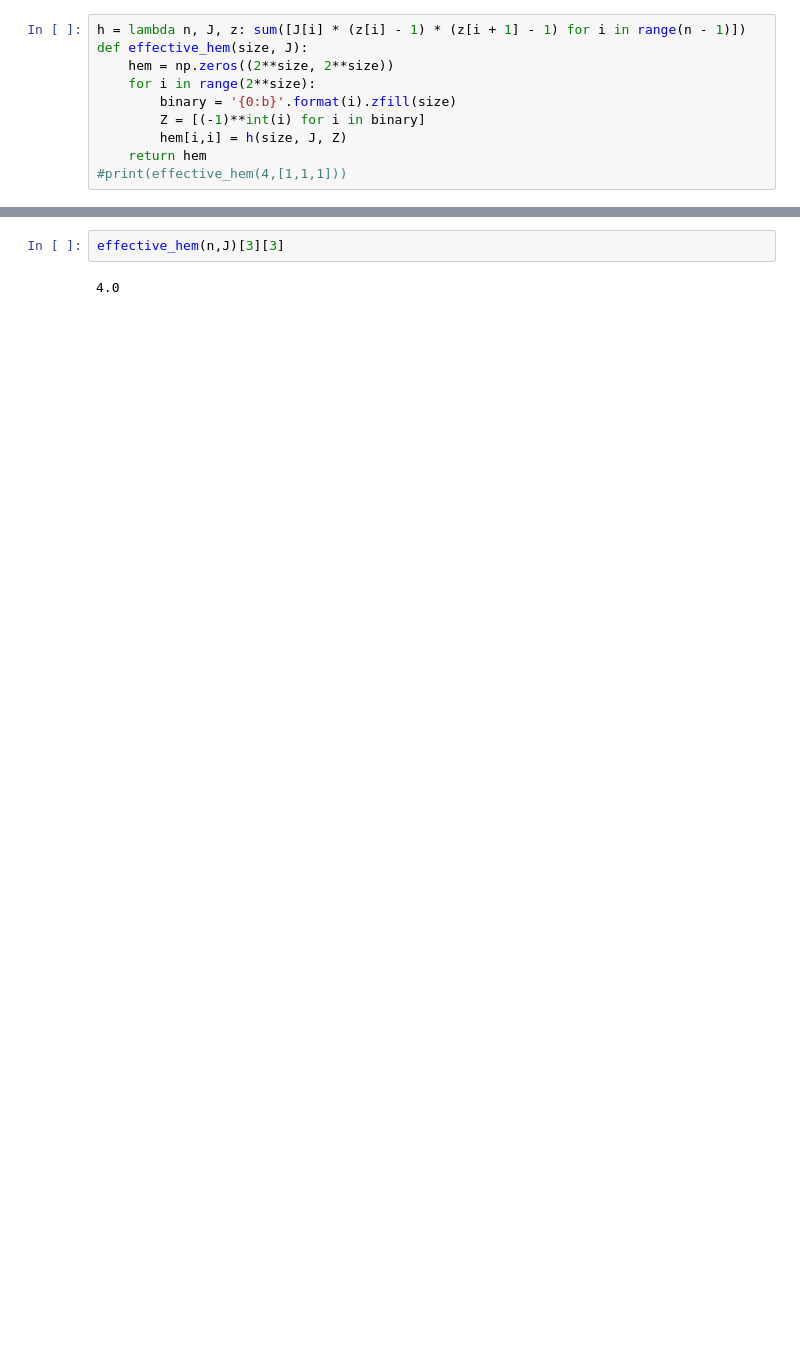
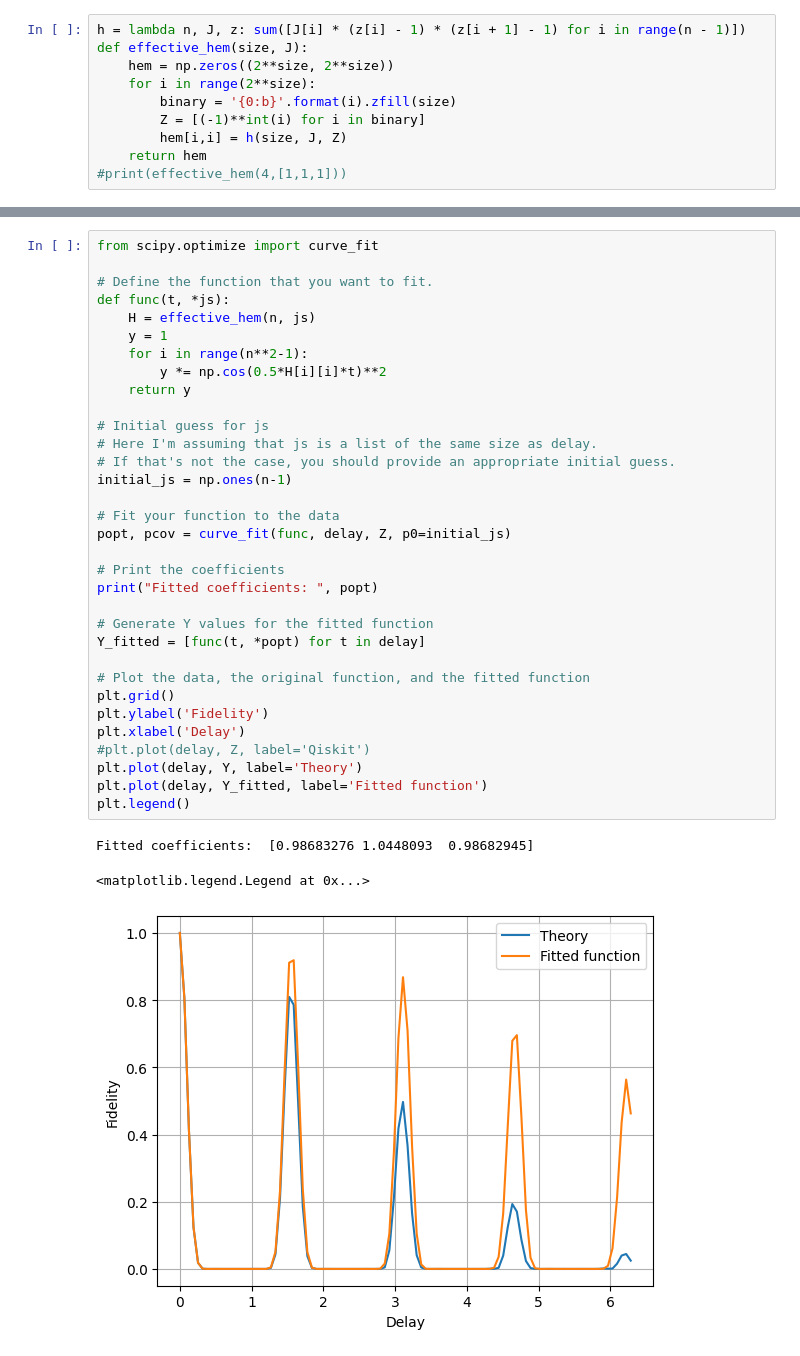
Before and after one commit to Davidkatom/Crosstalk, a Jupyter notebook: OscilationsManyQubits.ipynb, the cells around one changed output, grey strips where cells are left out. Drawn from its saved outputs; the diff is of its cells as text; blank space fills up the shorter version.

```diff
--- a/OscilationsManyQubits.ipynb
+++ b/OscilationsManyQubits.ipynb
@@ -122,4 +122,37 @@ plt.legend()
-# %%
-effective_hem(n,J)[3][3]
-# %% [output]
-4.0
+# %%
+from scipy.optimize import curve_fit
+
+# Define the function that you want to fit.
+def func(t, *js):
+    H = effective_hem(n, js)
+    y = 1
+    for i in range(n**2-1):
+        y *= np.cos(0.5*H[i][i]*t)**2
+    return y
+
+# Initial guess for js
+# Here I'm assuming that js is a list of the same size as delay.
+# If that's not the case, you should provide an appropriate initial guess.
+initial_js = np.ones(n-1)
+
+# Fit your function to the data
+popt, pcov = curve_fit(func, delay, Z, p0=initial_js)
+
+# Print the coefficients
+print("Fitted coefficients: ", popt)
+
+# Generate Y values for the fitted function
+Y_fitted = [func(t, *popt) for t in delay]
+
+# Plot the data, the original function, and the fitted function
+plt.grid()
+plt.ylabel('Fidelity')
+plt.xlabel('Delay')
+#plt.plot(delay, Z, label='Qiskit')
+plt.plot(delay, Y, label='Theory')
+plt.plot(delay, Y_fitted, label='Fitted function')
+plt.legend()
+# %% [output]
+Fitted coefficients:  [0.98683276 1.0448093  0.98682945]
+<matplotlib.legend.Legend at 0x...>
+[figure, added]
```
Also changed, not shown: parts of 5 cells of this notebook.
